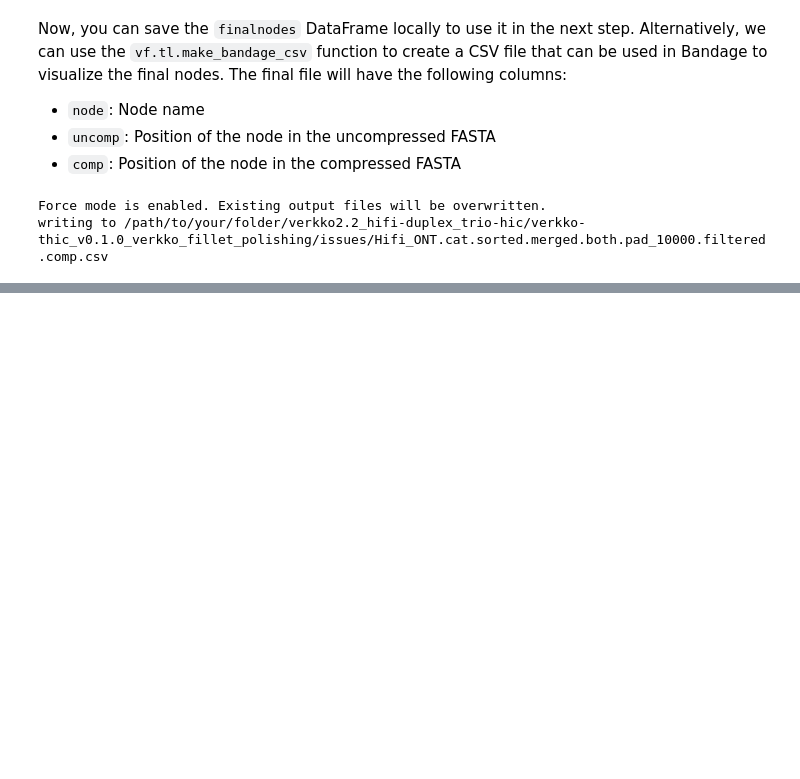
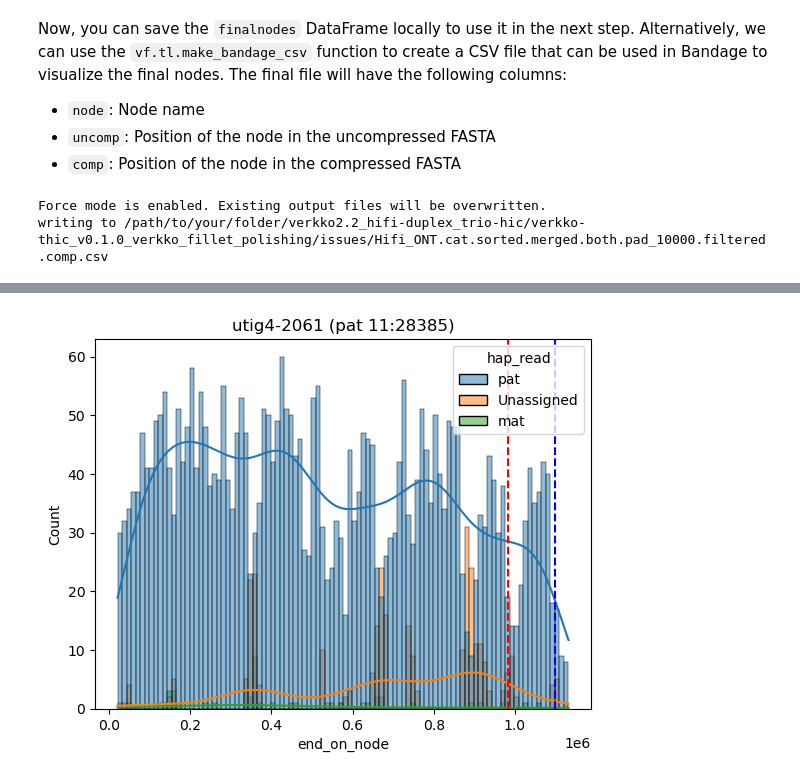
Before and after one commit to jjuhyunkim/verkko-fillet, a Jupyter notebook: docs/tutorials/basics/conv_fasta_gfa.ipynb, the cells around one changed output, grey strips where cells are left out. Cells and saved outputs as stored; diff of their text form; code cells hidden in the pictures; blank space fills up the shorter version.

```diff
--- a/docs/tutorials/basics/conv_fasta_gfa.ipynb
+++ b/docs/tutorials/basics/conv_fasta_gfa.ipynb
@@ -88,0 +237,4 @@ writing to /path/to/your/folder/verkko2.2_hifi-duplex_trio-hic/verkko-thic_v0.1.
+# %%
+vf.pl.plotHist_readOnNode(nodeinfo, mergedb_all, loc_on_node, node, hue = "hap_read", x = "end_on_node")
+# %% [output]
+[figure, added]
```
Also changed, not shown: parts of 17 cells of this notebook, 8 other files.
